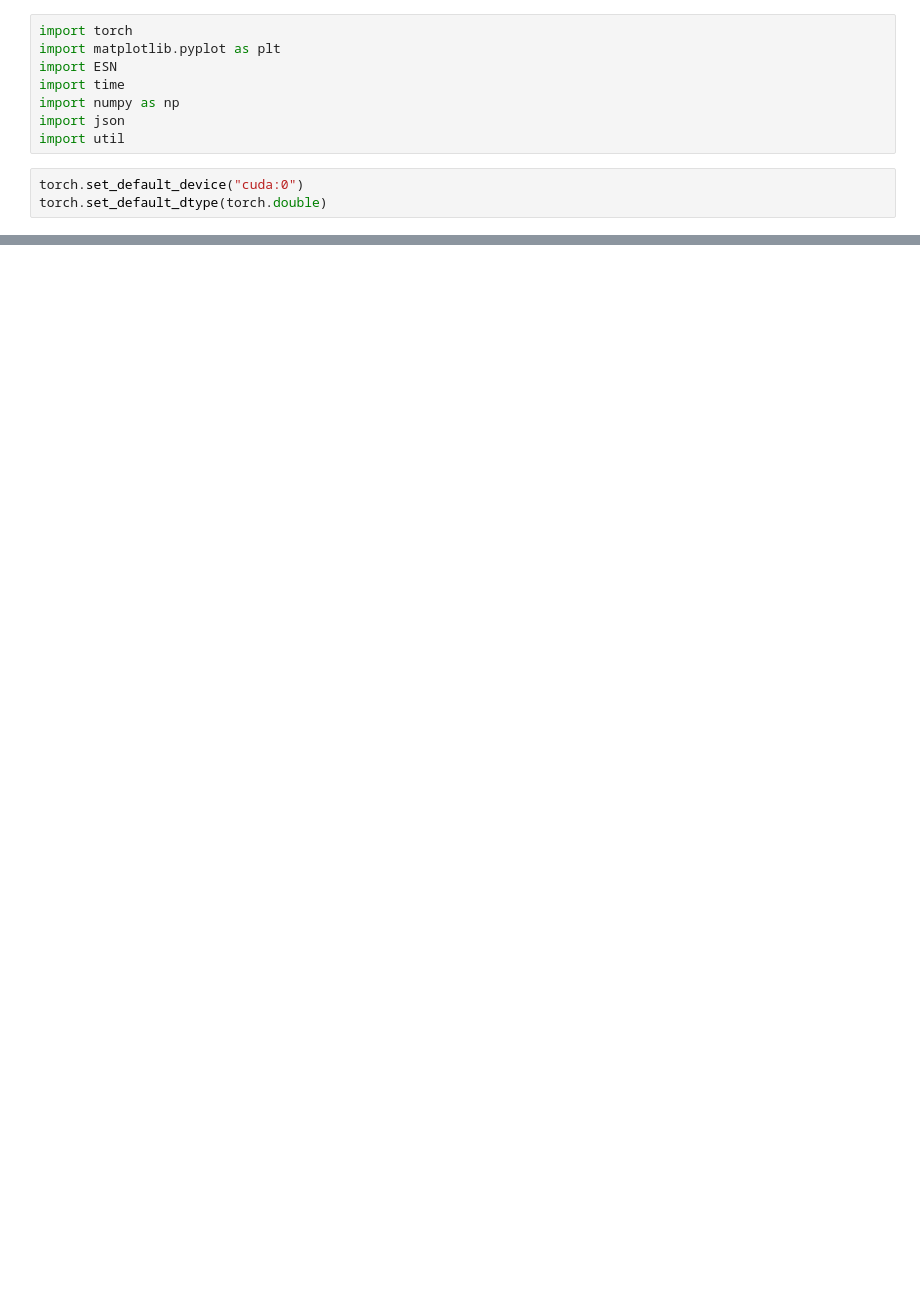
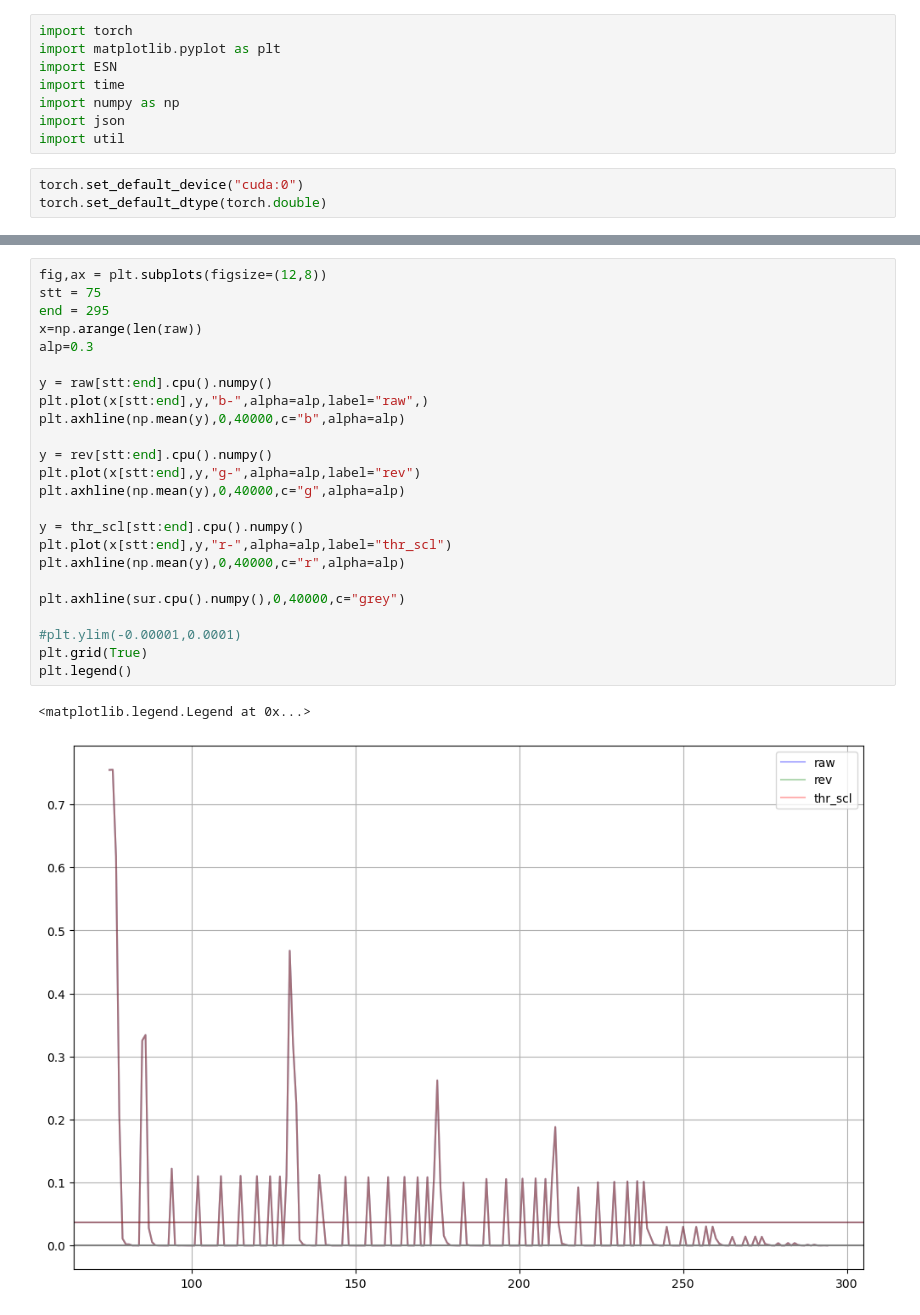
Before and after one commit to AozoraHigashi/ESN_research, a Jupyter notebook: ESN_run.ipynb, the cells around one changed output, grey strips where cells are left out. Drawn from its saved outputs; the diff is of its cells as text; blank space fills up the shorter version.

```diff
--- a/ESN_run.ipynb
+++ b/ESN_run.ipynb
@@ -171,0 +220,27 @@ total ipc: 9.990787099096586
+# %%
+fig,ax = plt.subplots(figsize=(12,8))
+stt = 75
+end = 295
+x=np.arange(len(raw))
+alp=0.3
+
+y = raw[stt:end].cpu().numpy()
+plt.plot(x[stt:end],y,"b-",alpha=alp,label="raw",)
+plt.axhline(np.mean(y),0,40000,c="b",alpha=alp)
+
+y = rev[stt:end].cpu().numpy()
+plt.plot(x[stt:end],y,"g-",alpha=alp,label="rev")
+plt.axhline(np.mean(y),0,40000,c="g",alpha=alp)
+
+y = thr_scl[stt:end].cpu().numpy()
+plt.plot(x[stt:end],y,"r-",alpha=alp,label="thr_scl")
+plt.axhline(np.mean(y),0,40000,c="r",alpha=alp)
+
+plt.axhline(sur.cpu().numpy(),0,40000,c="grey")
+
+#plt.ylim(-0.00001,0.0001)
+plt.grid(True)
+plt.legend()
+# %% [output]
+<matplotlib.legend.Legend at 0x...>
+[figure, added]
```
Also changed, not shown: parts of 11 cells of this notebook, 1 other file.
